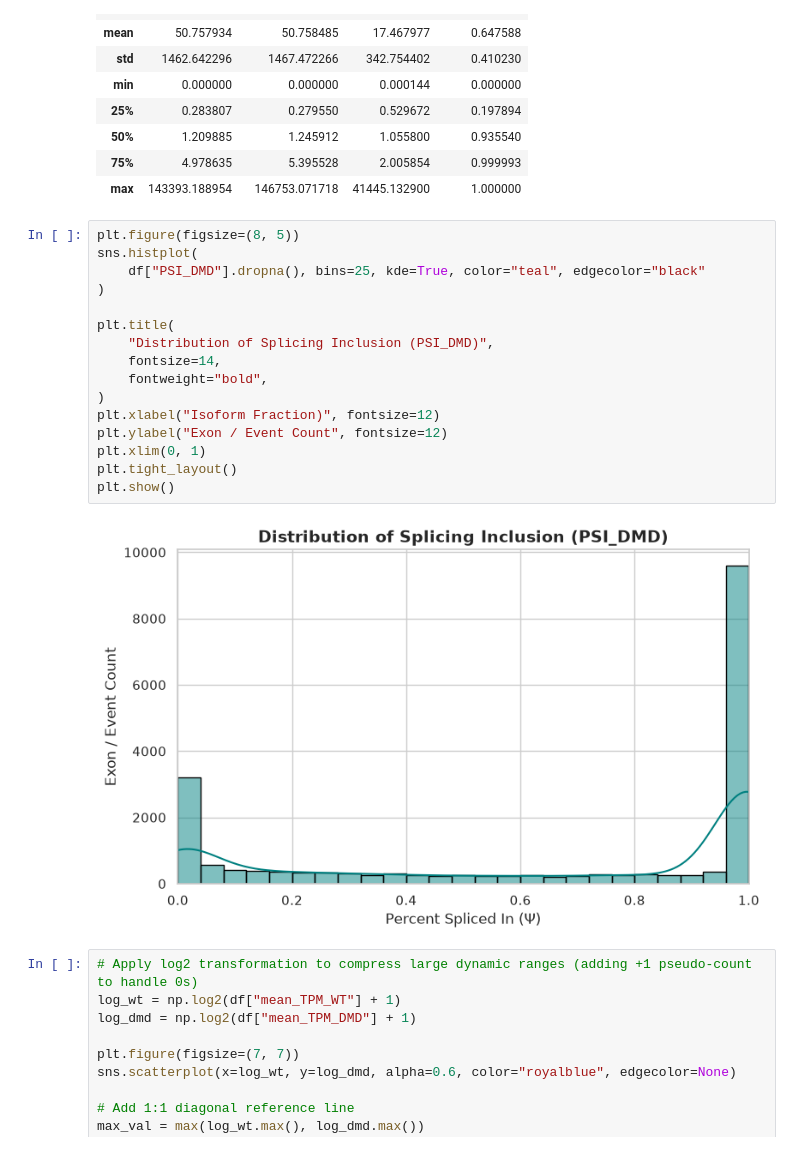
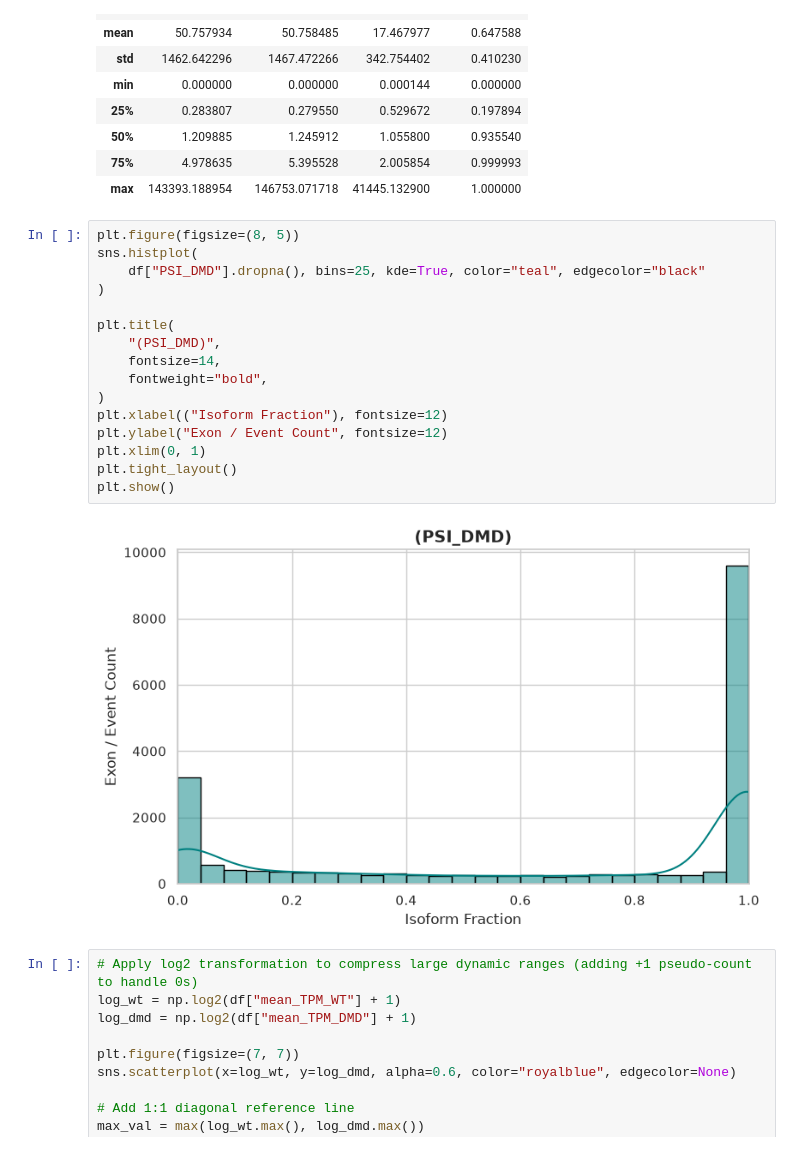
Before and after one commit to MissileXCrisis/EVA, a Jupyter notebook: notebooks/02_FASTA_Salmon_EDA.ipynb, the cells around one changed output. Cells and saved outputs as stored; diff of their text form.

Commit message:
feat: Further EDA & Isoform Fraction Exploration

```diff
--- a/notebooks/02_FASTA_Salmon_EDA.ipynb
+++ b/notebooks/02_FASTA_Salmon_EDA.ipynb
@@ -49,21 +81,21 @@ Dataset dimensions: (19700, 12)
 # %%
 plt.figure(figsize=(8, 5))
 sns.histplot(
     df["PSI_DMD"].dropna(), bins=25, kde=True, color="teal", edgecolor="black"
 )
 
 plt.title(
-    "Distribution of Splicing Inclusion (PSI_DMD)",
+    "(PSI_DMD)",
     fontsize=14,
     fontweight="bold",
 )
-plt.xlabel("Isoform Fraction)", fontsize=12)
+plt.xlabel(("Isoform Fraction"), fontsize=12)
 plt.ylabel("Exon / Event Count", fontsize=12)
 plt.xlim(0, 1)
 plt.tight_layout()
 plt.show()
 # %% [output]
-[figure, old version]
+[figure, new version]
 # %%
 # Apply log2 transformation to compress large dynamic ranges (adding +1 pseudo-count to handle 0s)
 log_wt = np.log2(df["mean_TPM_WT"] + 1)
```
Also changed, not shown: parts of 1 cell of this notebook, 2 other files.
